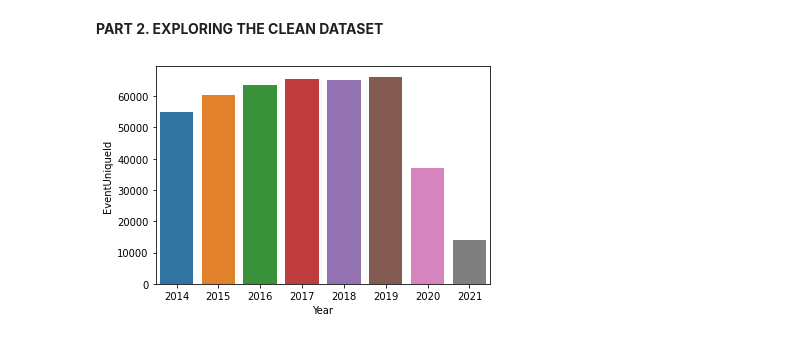
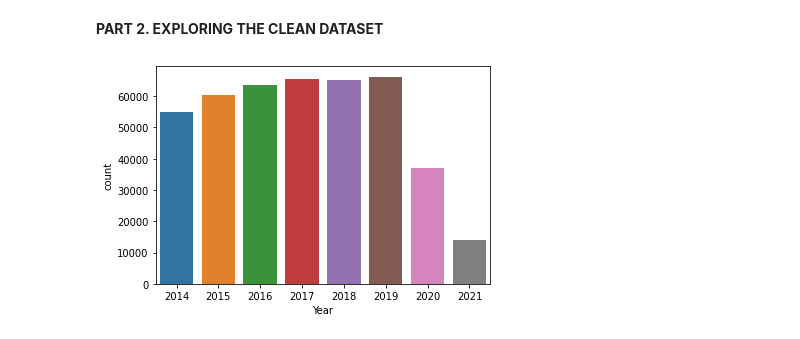
Before and after one commit to Andrew-Agapov/Kaggle_projects, a Jupyter notebook: toronto-traffic-collisions-analysis.ipynb, the cells around one changed output. Drawn from its saved outputs; the diff is of its cells as text; code cells hidden in the pictures.

```diff
--- a/toronto-traffic-collisions-analysis.ipynb
+++ b/toronto-traffic-collisions-analysis.ipynb
@@ -171,13 +171,12 @@ dtype: object
 # %%
 ## Let's do some EDA now
 import matplotlib.pyplot as plt
 import seaborn as sns
 
 # First of all let's try to have a look at overall collisions by year
 
-by_year = df_clean.groupby('Year').aggregate({'EventUniqueId':'count'})
-sns.barplot(x=by_year.index,y='EventUniqueId',data=by_year)
+sns.countplot(x='Year', data=df_clean)
 plt.show()
 ## We can see that collisions by year were growing until 2019 when they rapidly dropped in 2020 and 2021 -- during the COVID pandemics
 # %% [output]
-[figure, old version]
+[figure, new version]
```
Also changed, not shown: parts of 6 cells of this notebook.
